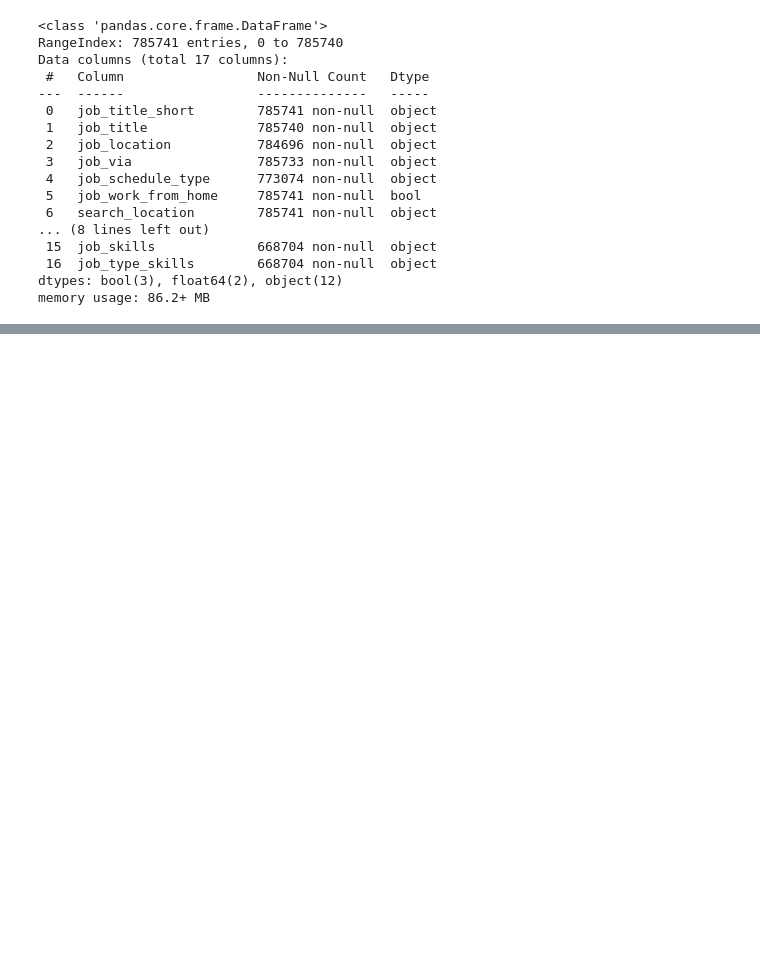
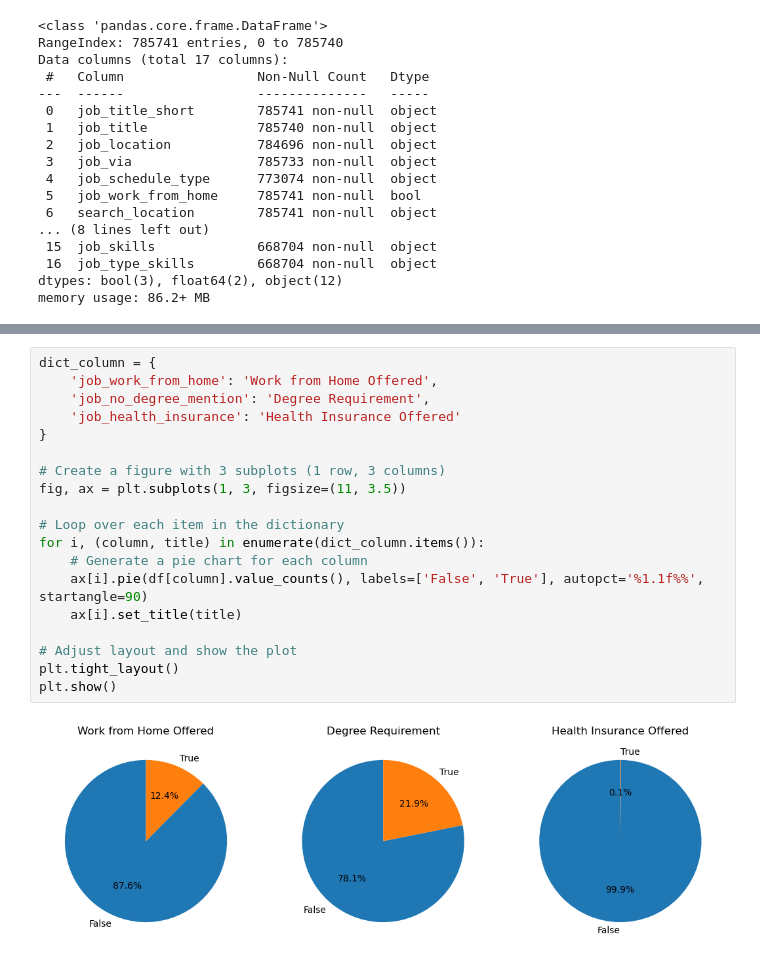
Before and after one commit to johnramal/data_jobs_pak, a Jupyter notebook: eda.ipynb, the cells around one changed output, grey strips where cells are left out. Drawn from its saved outputs; the diff is of its cells as text; blank space fills up the shorter version.

```diff
--- a/eda.ipynb
+++ b/eda.ipynb
@@ -132,0 +293,21 @@ Index(['job_title_short', 'job_title', 'job_location', 'job_via',
+# %%
+dict_column = {
+    'job_work_from_home': 'Work from Home Offered',
+    'job_no_degree_mention': 'Degree Requirement',
+    'job_health_insurance': 'Health Insurance Offered'
+}
+
+# Create a figure with 3 subplots (1 row, 3 columns)
+fig, ax = plt.subplots(1, 3, figsize=(11, 3.5))
+
+# Loop over each item in the dictionary
+for i, (column, title) in enumerate(dict_column.items()):
+    # Generate a pie chart for each column
+    ax[i].pie(df[column].value_counts(), labels=['False', 'True'], autopct='%1.1f%%', startangle=90)
+    ax[i].set_title(title)
+
+# Adjust layout and show the plot
+plt.tight_layout()
+plt.show()
+# %% [output]
+[figure, added]
```
Also changed, not shown: parts of 20 cells of this notebook, 1 other file.
